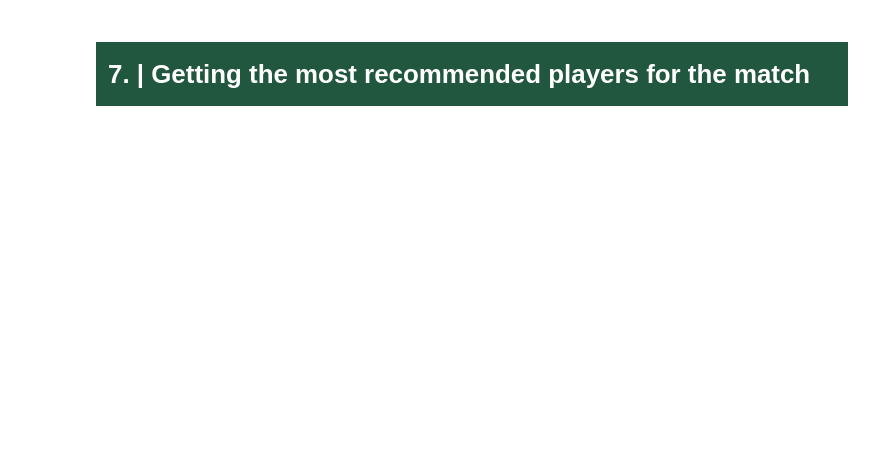
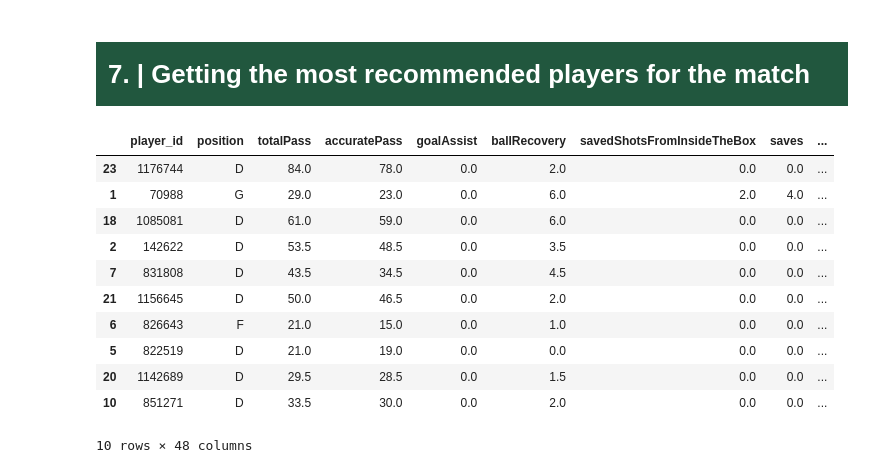
Before and after one commit to AI-Assistant-for-Football-Tactical/AI, a Jupyter notebook: pre_match.ipynb, the cells around one changed output. Drawn from its saved outputs; the diff is of its cells as text; code cells hidden in the pictures; blank space fills up the shorter version.

Commit message:
getting real position , edit player score & getting the most recommended players  done

```diff
--- a/pre_match.ipynb
+++ b/pre_match.ipynb
@@ -601,4 +701,43 @@ formation_suggestions(api_base , 2829)
 # %% [markdown]
 # <div style="font-family: Trebuchet MS; background-color:rgba(33, 87, 62, 1); color: #FFFFFF; padding: 12px; line-height: 1.5;">7. | Getting the most recommended players for the match </div>
 # %%
-def get_top_recommended_players(players_df, top_n=10):\n    '''Returns the top N recommended players based on calculated scores.'''\n    try:\n        if 'score' not in players_df.columns:\n            return 'Player scores not yet calculated. Run Section 5.'\n            \n        # Sort by score descending\n        sorted_players = players_df.sort_values(by='score', ascending=False)\n        return sorted_players.head(top_n)\n    except Exception as e:\n        return f'Error: {e}'\n\n# Execution\ntry:\n    if 'player_stats' in locals():\n        # Ensure scores are calculated (idempotent check)\n        # Note: Section 5 modifies player_stats in place usually, or returns a styled object.\n        # If player_stats is a DataFrame, we can check columns.\n        if isinstance(player_stats, pd.DataFrame):\n             if 'score' in player_stats.columns:\n                 top_players = get_top_recommended_players(player_stats)\n                 display(top_players)\n             else:\n                 print('Score column missing. Please run Section 5 first to calculate scores.')\n        else:\n             print('player_stats is not a DataFrame (maybe it is a Styler object?). Cannot process.')\n    else:\n        print('player_stats variable not found. Please ensure previous sections are executed.')\nexcept Exception as e:\n    print(f'Execution error: {e}')
+def get_top_recommended_players(players_df, top_n=10):
+    '''Returns the top N recommended players based on calculated scores.'''
+    try:
+        if 'score' not in players_df.columns:
+            return 'Player scores not yet calculated. Run Section 5.'
+
+        # Sort by score descending\n
+        sorted_players = players_df.sort_values(by='score', ascending=False)
+        return sorted_players.head(top_n)
+    except Exception as e:
+        return f'Error: {e}'
+
+# Execution\n
+try:
+    if 'player_stats' in locals():
+        if isinstance(player_stats, pd.DataFrame):
+             if 'score' in player_stats.columns:
+                 top_players = get_top_recommended_players(player_stats)
+                 display(top_players)
+             else:
+                 print('Score column missing. Please run Section 5 first to calculate scores.')
+        else:
+             print('player_stats is not a DataFrame (maybe it is a Styler object?). Cannot process.')
+    else:
+        print('player_stats variable not found. Please ensure previous sections are executed.')
+except Exception as e:
+    print(f'Execution error: {e}')
+# %% [output]
+|  | player_id | position | totalPass | accuratePass | goalAssist | ballRecovery | savedShotsFromInsideTheBox | saves | ... |
+| 23 | 1176744 | D | 84.0 | 78.0 | 0.0 | 2.0 | 0.0 | 0.0 | ... |
+| 1 | 70988 | G | 29.0 | 23.0 | 0.0 | 6.0 | 2.0 | 4.0 | ... |
+| 18 | 1085081 | D | 61.0 | 59.0 | 0.0 | 6.0 | 0.0 | 0.0 | ... |
+| 2 | 142622 | D | 53.5 | 48.5 | 0.0 | 3.5 | 0.0 | 0.0 | ... |
+| 7 | 831808 | D | 43.5 | 34.5 | 0.0 | 4.5 | 0.0 | 0.0 | ... |
+| 21 | 1156645 | D | 50.0 | 46.5 | 0.0 | 2.0 | 0.0 | 0.0 | ... |
+| 6 | 826643 | F | 21.0 | 15.0 | 0.0 | 1.0 | 0.0 | 0.0 | ... |
+| 5 | 822519 | D | 21.0 | 19.0 | 0.0 | 0.0 | 0.0 | 0.0 | ... |
+| 20 | 1142689 | D | 29.5 | 28.5 | 0.0 | 1.5 | 0.0 | 0.0 | ... |
+| 10 | 851271 | D | 33.5 | 30.0 | 0.0 | 2.0 | 0.0 | 0.0 | ... |
+10 rows × 48 columns
```
Also changed, not shown: parts of 7 cells of this notebook, 1 other file.
